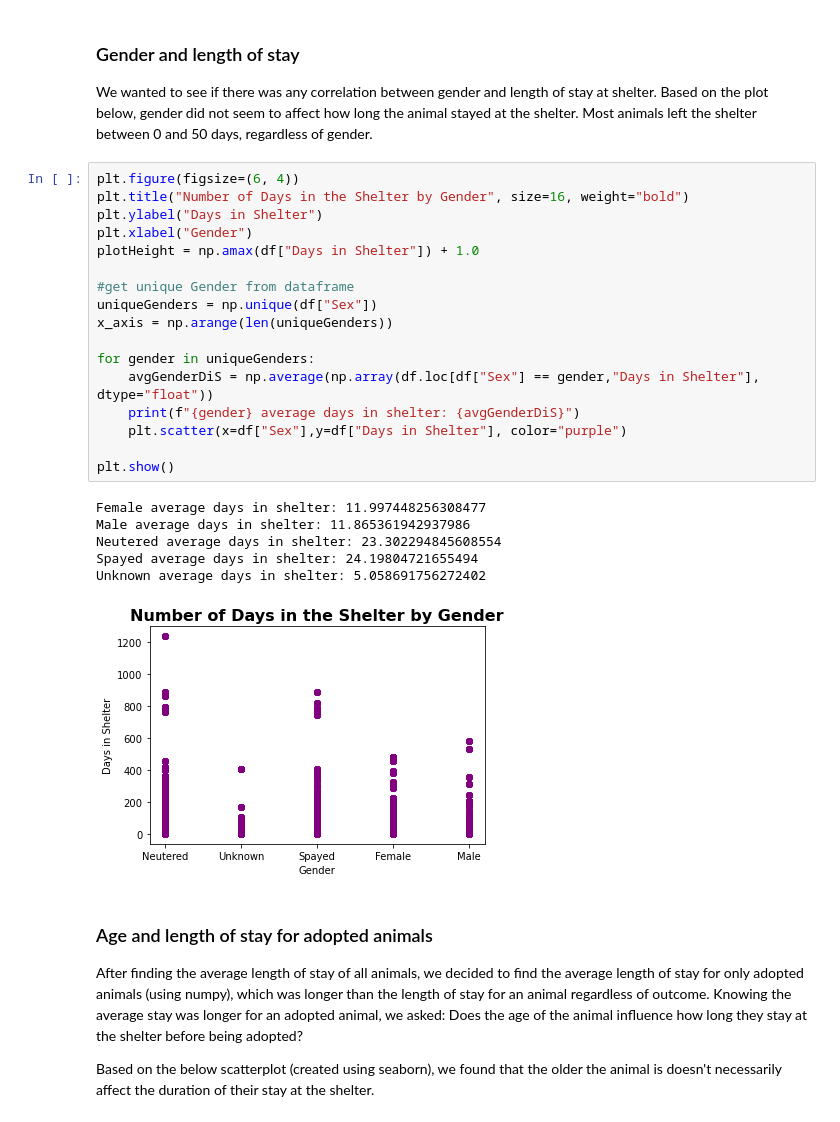
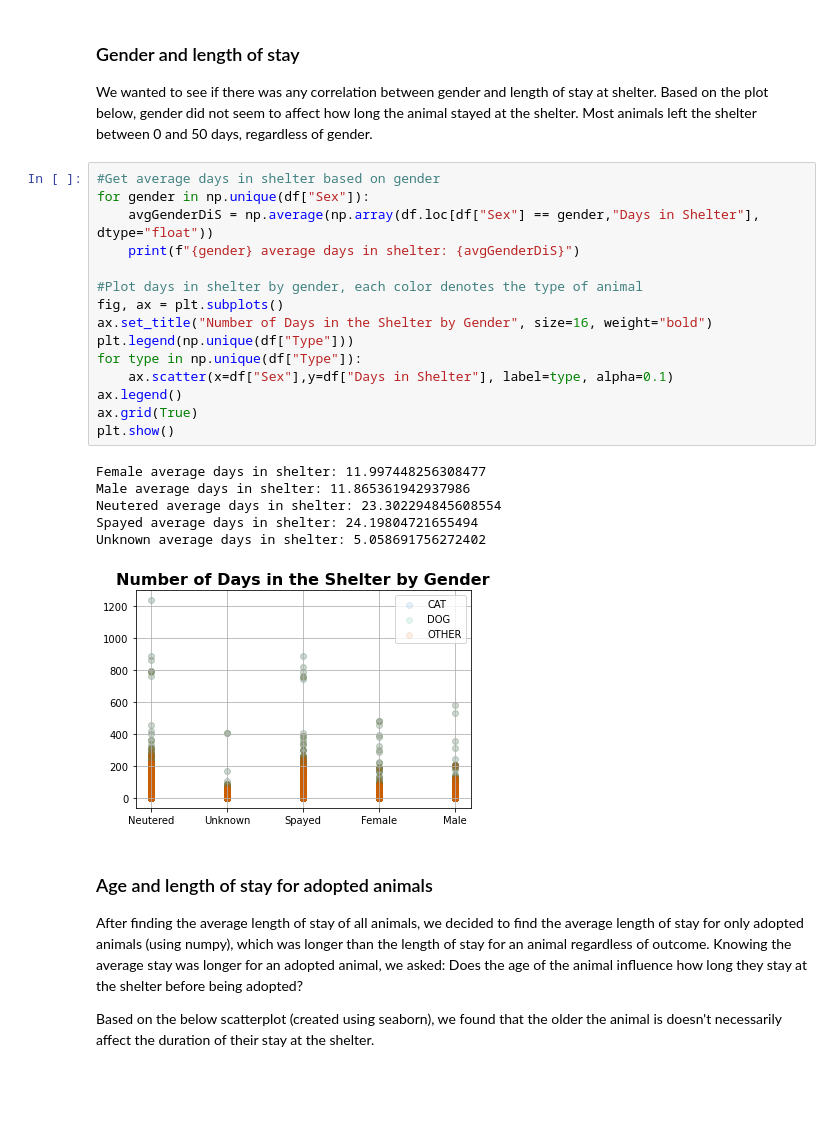
Before and after one commit to cillam/animal_shelter, a Jupyter notebook: animal_shelter_data_analysis.ipynb, the cells around one changed output. Saved outputs shown, nothing was run; the diff lists cells and outputs as text; blank space fills up the shorter version.

```diff
--- a/animal_shelter_data_analysis.ipynb
+++ b/animal_shelter_data_analysis.ipynb
@@ -230,30 +230,28 @@ Only 8.28% of animals stayed longer than 50 days.
 # %% [markdown]
 ### Gender and length of stay
 We wanted to see if there was any correlation between gender and length of stay at shelter. Based on the plot below, gender did not seem to affect how long the animal stayed at the shelter. Most animals left the shelter between 0 and 50 days, regardless of gender.
-# %%
-plt.figure(figsize=(6, 4))
-plt.title("Number of Days in the Shelter by Gender", size=16, weight="bold")
-plt.ylabel("Days in Shelter")
-plt.xlabel("Gender")
-plotHeight = np.amax(df["Days in Shelter"]) + 1.0
-
-#get unique Gender from dataframe
-uniqueGenders = np.unique(df["Sex"])
-x_axis = np.arange(len(uniqueGenders))
-
-for gender in uniqueGenders:
-    avgGenderDiS = np.average(np.array(df.loc[df["Sex"] == gender,"Days in Shelter"], dtype="float"))
-    print(f"{gender} average days in shelter: {avgGenderDiS}")
-    plt.scatter(x=df["Sex"],y=df["Days in Shelter"], color="purple")
-
-plt.show()
-# %% [output]
-Female average days in shelter: 11.997448256308477
-Male average days in shelter: 11.865361942937986
-Neutered average days in shelter: 23.302294845608554
-Spayed average days in shelter: 24.19804721655494
-Unknown average days in shelter: 5.058691756272402
-[figure, removed]
+# %%
+#Get average days in shelter based on gender
+for gender in np.unique(df["Sex"]):
+    avgGenderDiS = np.average(np.array(df.loc[df["Sex"] == gender,"Days in Shelter"], dtype="float"))
+    print(f"{gender} average days in shelter: {avgGenderDiS}")
+
+#Plot days in shelter by gender, each color denotes the type of animal
+fig, ax = plt.subplots()
+ax.set_title("Number of Days in the Shelter by Gender", size=16, weight="bold")
+plt.legend(np.unique(df["Type"]))
+for type in np.unique(df["Type"]):
+    ax.scatter(x=df["Sex"],y=df["Days in Shelter"], label=type, alpha=0.1)
+ax.legend()
+ax.grid(True)
+plt.show()
+# %% [output]
+Female average days in shelter: 11.997448256308477
+Male average days in shelter: 11.865361942937986
+Neutered average days in shelter: 23.302294845608554
+Spayed average days in shelter: 24.19804721655494
+Unknown average days in shelter: 5.058691756272402
+[figure, added]
 # %% [markdown]
 ### Age and length of stay for adopted animals
 After finding the average length of stay of all animals, we decided to find the average length of stay for only adopted animals (using numpy), which was longer than the length of stay for an animal regardless of outcome. Knowing the average stay was longer for an adopted animal, we asked: Does the age of the animal influence how long they stay at the shelter before being adopted?
```
